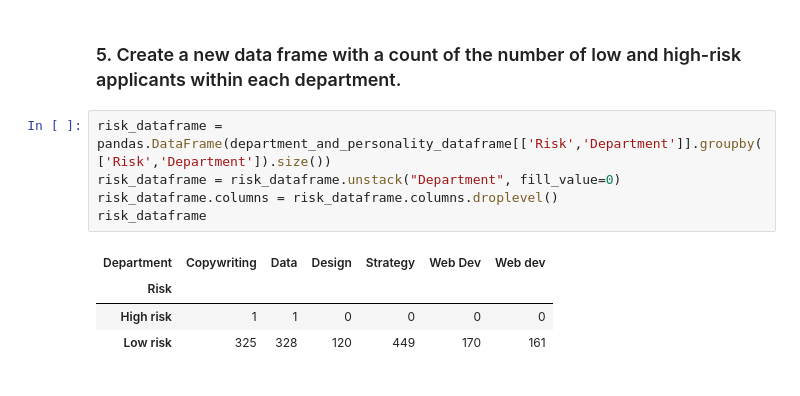
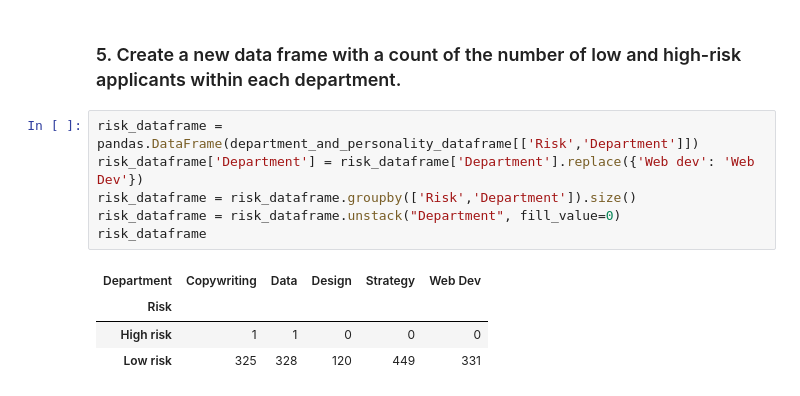
Before and after one commit to RTEE001/Data-wrangling, a Jupyter notebook: data_wrangling/Data-wrangling.ipynb, the cells around one changed output. Cells and saved outputs as stored; diff of their text form.

```diff
--- a/data_wrangling/Data-wrangling.ipynb
+++ b/data_wrangling/Data-wrangling.ipynb
@@ -247,12 +247,13 @@ department_and_personality_dataframe
 # %% [markdown]
 ### 5. Create a new data frame with a count of the number of low and high-risk applicants within each department.
 # %%
-risk_dataframe = pandas.DataFrame(department_and_personality_dataframe[['Risk','Department']].groupby(['Risk','Department']).size())
+risk_dataframe = pandas.DataFrame(department_and_personality_dataframe[['Risk','Department']])
+risk_dataframe['Department'] = risk_dataframe['Department'].replace({'Web dev': 'Web Dev'})
+risk_dataframe = risk_dataframe.groupby(['Risk','Department']).size()
 risk_dataframe = risk_dataframe.unstack("Department", fill_value=0)
-risk_dataframe.columns = risk_dataframe.columns.droplevel()
 risk_dataframe
 # %% [output]
-| Department | Copywriting | Data | Design | Strategy | Web Dev | Web dev |
-| Risk |  |  |  |  |  |  |
-| High risk | 1 | 1 | 0 | 0 | 0 | 0 |
-| Low risk | 325 | 328 | 120 | 449 | 170 | 161 |
+| Department | Copywriting | Data | Design | Strategy | Web Dev |
+| Risk |  |  |  |  |  |
+| High risk | 1 | 1 | 0 | 0 | 0 |
+| Low risk | 325 | 328 | 120 | 449 | 331 |
```
